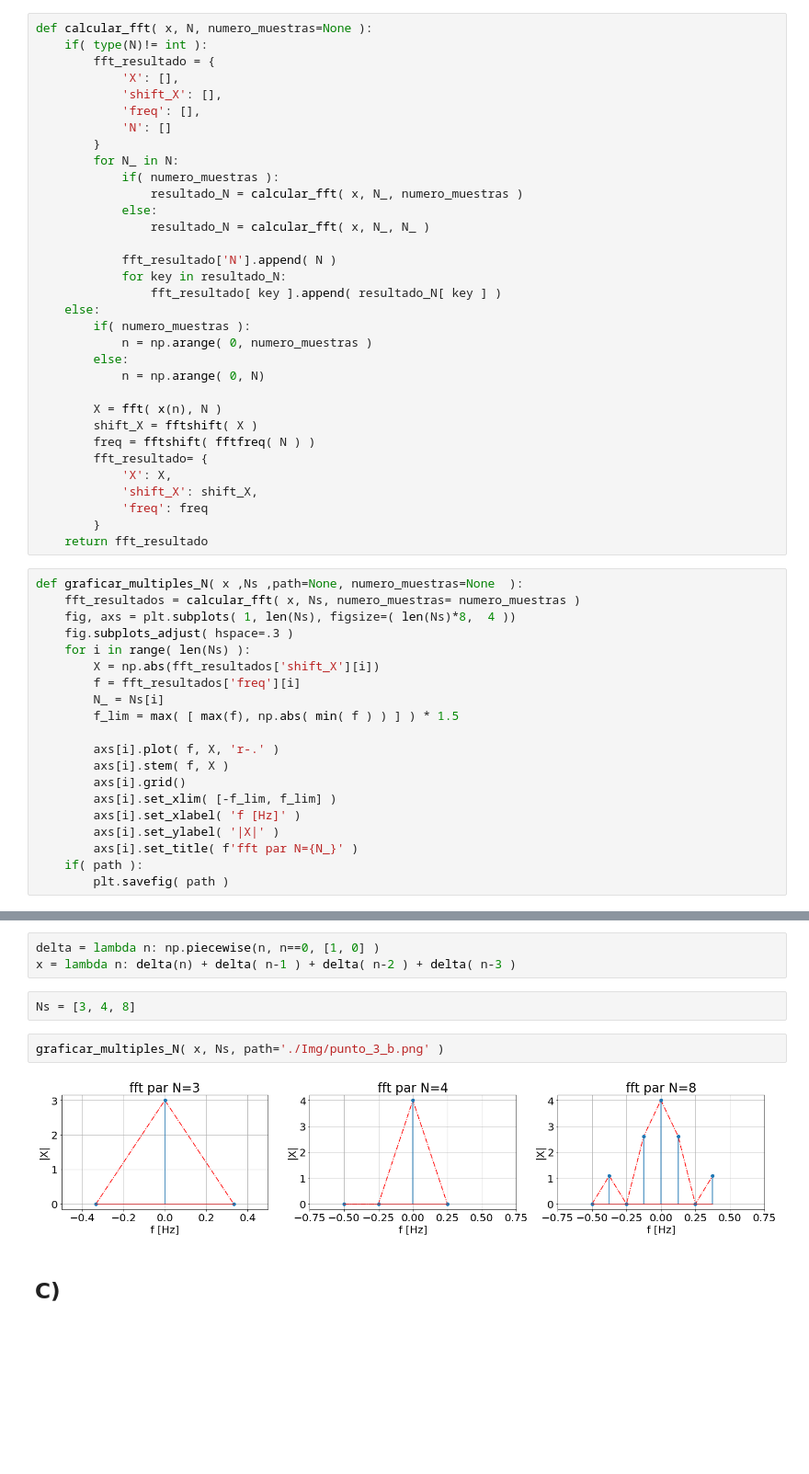
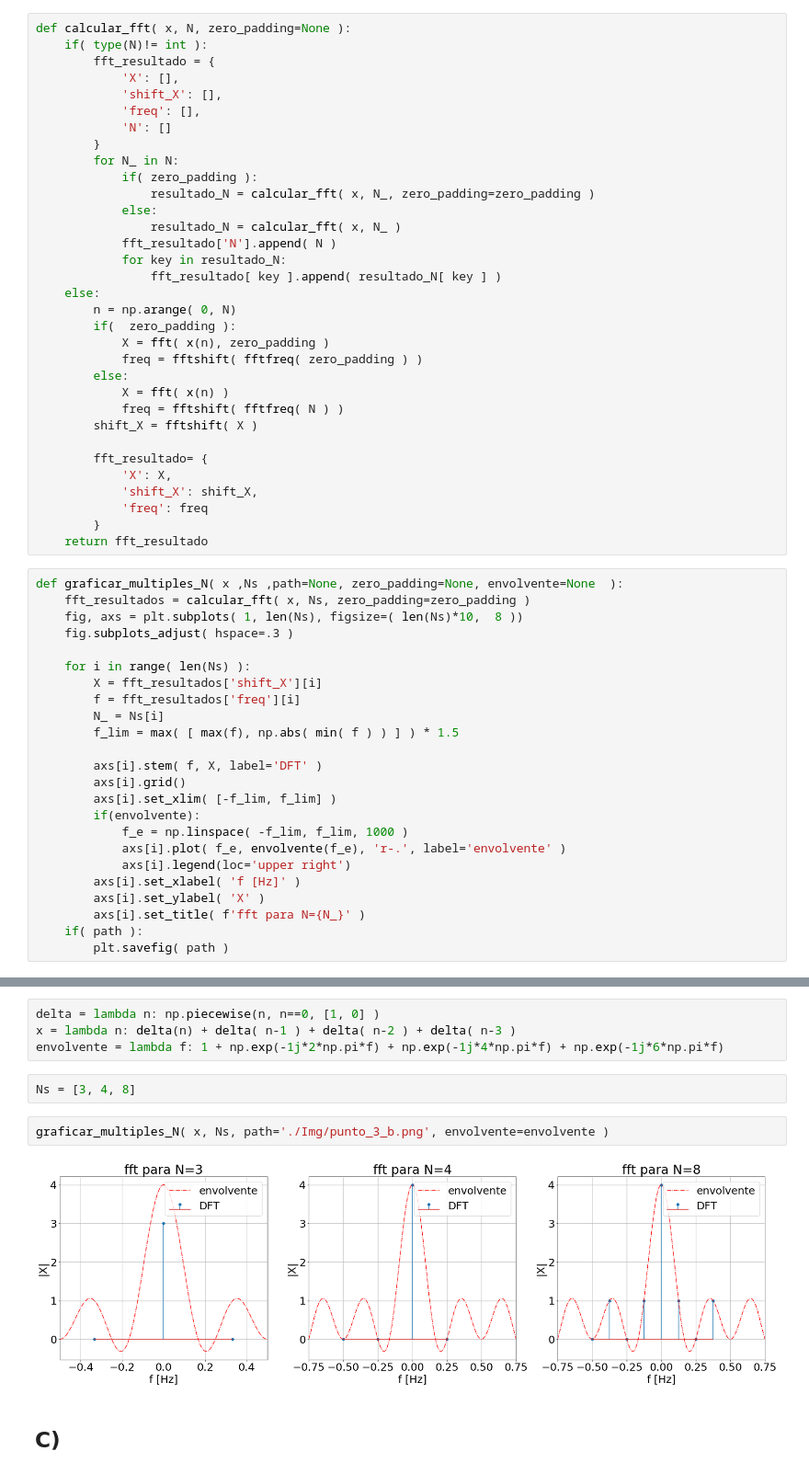
Before and after one commit to Equipo-2-DSP/informe_parte_2, a Jupyter notebook: 03-Discreta-Aperiodica.ipynb, the cells around one changed output, grey strips where cells are left out. Shown at 92% size. Drawn from its saved outputs; the diff is of its cells as text; blank space fills up the shorter version.

```diff
--- a/03-Discreta-Aperiodica.ipynb
+++ b/03-Discreta-Aperiodica.ipynb
@@ -16,7 +16,7 @@ plt.rcParams.update( {
     'savefig.dpi': 120
 } )
 # %%
-def calcular_fft( x, N, numero_muestras=None ):
+def calcular_fft( x, N, zero_padding=None ):
     if( type(N)!= int ):
         fft_resultado = {
             'X': [],
@@ -25,23 +25,23 @@ def calcular_fft( x, N, numero_muestras=None ):
             'N': []
         }
         for N_ in N:
-            if( numero_muestras ):
-                resultado_N = calcular_fft( x, N_, numero_muestras )
+            if( zero_padding ):
+                resultado_N = calcular_fft( x, N_, zero_padding=zero_padding )
             else:
-                resultado_N = calcular_fft( x, N_, N_ )
-
+                resultado_N = calcular_fft( x, N_ )
             fft_resultado['N'].append( N )
             for key in resultado_N:
                 fft_resultado[ key ].append( resultado_N[ key ] )
     else:
-        if( numero_muestras ):
-            n = np.arange( 0, numero_muestras )
+        n = np.arange( 0, N)
+        if(  zero_padding ):
+            X = fft( x(n), zero_padding )
+            freq = fftshift( fftfreq( zero_padding ) )
         else:
-            n = np.arange( 0, N)
+            X = fft( x(n) )
+            freq = fftshift( fftfreq( N ) )
+        shift_X = fftshift( X )
 
-        X = fft( x(n), N )
-        shift_X = fftshift( X )
-        freq = fftshift( fftfreq( N ) )
         fft_resultado= {
             'X': X,
             'shift_X': shift_X,
@@ -49,23 +49,27 @@ def calcular_fft( x, N, numero_muestras=None ):
         }
     return fft_resultado
 # %%
-def graficar_multiples_N( x ,Ns ,path=None, numero_muestras=None  ):
-    fft_resultados = calcular_fft( x, Ns, numero_muestras= numero_muestras )
-    fig, axs = plt.subplots( 1, len(Ns), figsize=( len(Ns)*8,  4 ))
+def graficar_multiples_N( x ,Ns ,path=None, zero_padding=None, envolvente=None  ):
+    fft_resultados = calcular_fft( x, Ns, zero_padding=zero_padding )
+    fig, axs = plt.subplots( 1, len(Ns), figsize=( len(Ns)*10,  8 ))
     fig.subplots_adjust( hspace=.3 )
+
     for i in range( len(Ns) ):
-        X = np.abs(fft_resultados['shift_X'][i])
+        X = fft_resultados['shift_X'][i]
         f = fft_resultados['freq'][i]
         N_ = Ns[i]
         f_lim = max( [ max(f), np.abs( min( f ) ) ] ) * 1.5
 
-        axs[i].plot( f, X, 'r-.' )
-        axs[i].stem( f, X )
+        axs[i].stem( f, X, label='DFT' )
         axs[i].grid()
         axs[i].set_xlim( [-f_lim, f_lim] )
+        if(envolvente):
+            f_e = np.linspace( -f_lim, f_lim, 1000 )
+            axs[i].plot( f_e, envolvente(f_e), 'r-.', label='envolvente' )
+            axs[i].legend(loc='upper right')
         axs[i].set_xlabel( 'f [Hz]' )
-        axs[i].set_ylabel( '|X|' )
-        axs[i].set_title( f'fft par N={N_}' )
+        axs[i].set_ylabel( 'X' )
+        axs[i].set_title( f'fft para N={N_}' )
     if( path ):
         plt.savefig( path )
 # %% [markdown]
@@ -73,11 +77,12 @@ def graficar_multiples_N( x ,Ns ,path=None, numero_muestras=None  ):
 # %%
 delta = lambda n: np.piecewise(n, n==0, [1, 0] )
 x = lambda n: delta(n) + delta( n-1 ) + delta( n-2 ) + delta( n-3 )
+envolvente = lambda f: 1 + np.exp(-1j*2*np.pi*f) + np.exp(-1j*4*np.pi*f) + np.exp(-1j*6*np.pi*f)
 # %%
 Ns = [3, 4, 8]
 # %%
-graficar_multiples_N( x, Ns, path='./Img/punto_3_b.png' )
+graficar_multiples_N( x, Ns, path='./Img/punto_3_b.png', envolvente=envolvente )
 # %% [output]
-[figure, old version]
+[figure, new version]
 # %% [markdown]
 ## C)
```
Also changed, not shown: parts of 15 cells of this notebook, 6 other files.
